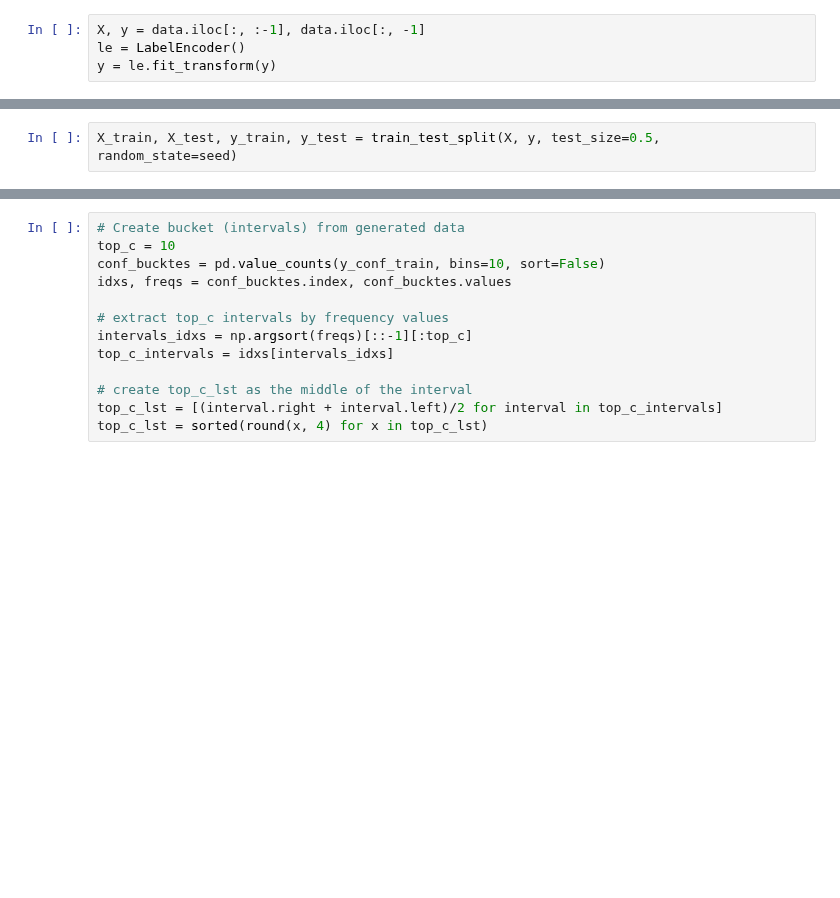
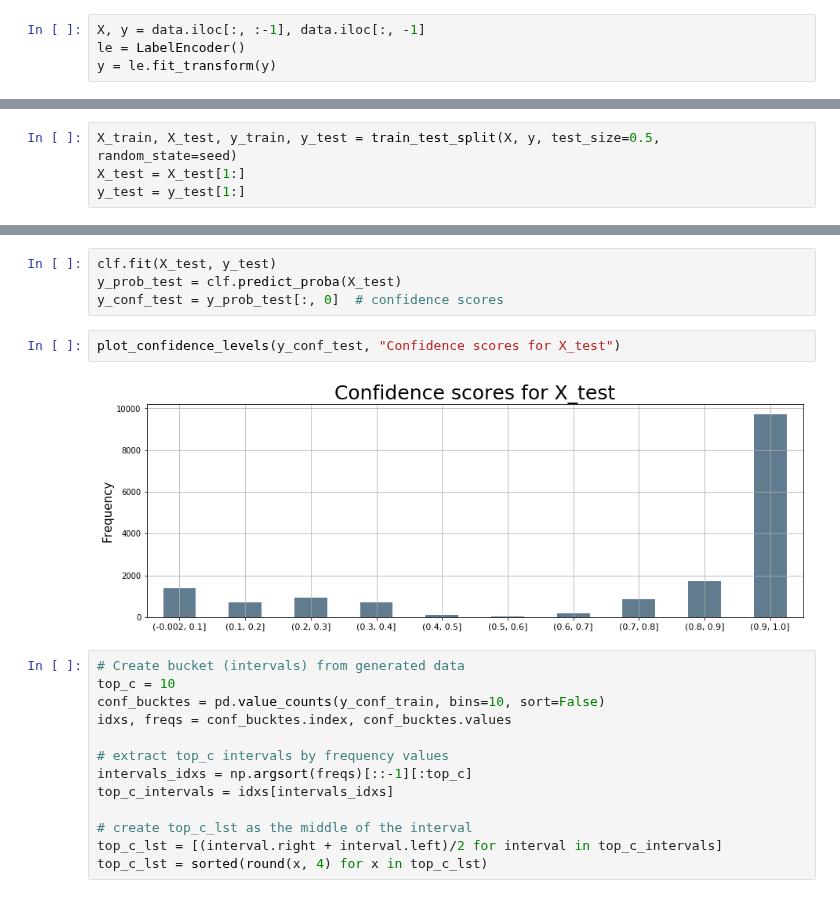
Before and after one commit to roye52371/CTGAN, a Jupyter notebook: Adult-train-test-exp.ipynb, the cells around one changed output, grey strips where cells are left out. Saved outputs shown, nothing was run; the diff lists cells and outputs as text; blank space fills up the shorter version.

```diff
--- a/Adult-train-test-exp.ipynb
+++ b/Adult-train-test-exp.ipynb
@@ -59,2 +70,4 @@ model score: 0.813
 # %%
 X_train, X_test, y_train, y_test = train_test_split(X, y, test_size=0.5, random_state=seed)
+X_test = X_test[1:]
+y_test = y_test[1:]
@@ -83,3 +81,11 @@ plot_confidence_levels(y_conf_train, "Confidence scores for X_train")
+# %%
+clf.fit(X_test, y_test)
+y_prob_test = clf.predict_proba(X_test)
+y_conf_test = y_prob_test[:, 0]  # confidence scores
+# %%
+plot_confidence_levels(y_conf_test, "Confidence scores for X_test")
+# %% [output]
+[figure, added]
 # %%
 # Create bucket (intervals) from generated data
 top_c = 10
```
Also changed, not shown: parts of 15 cells of this notebook.
